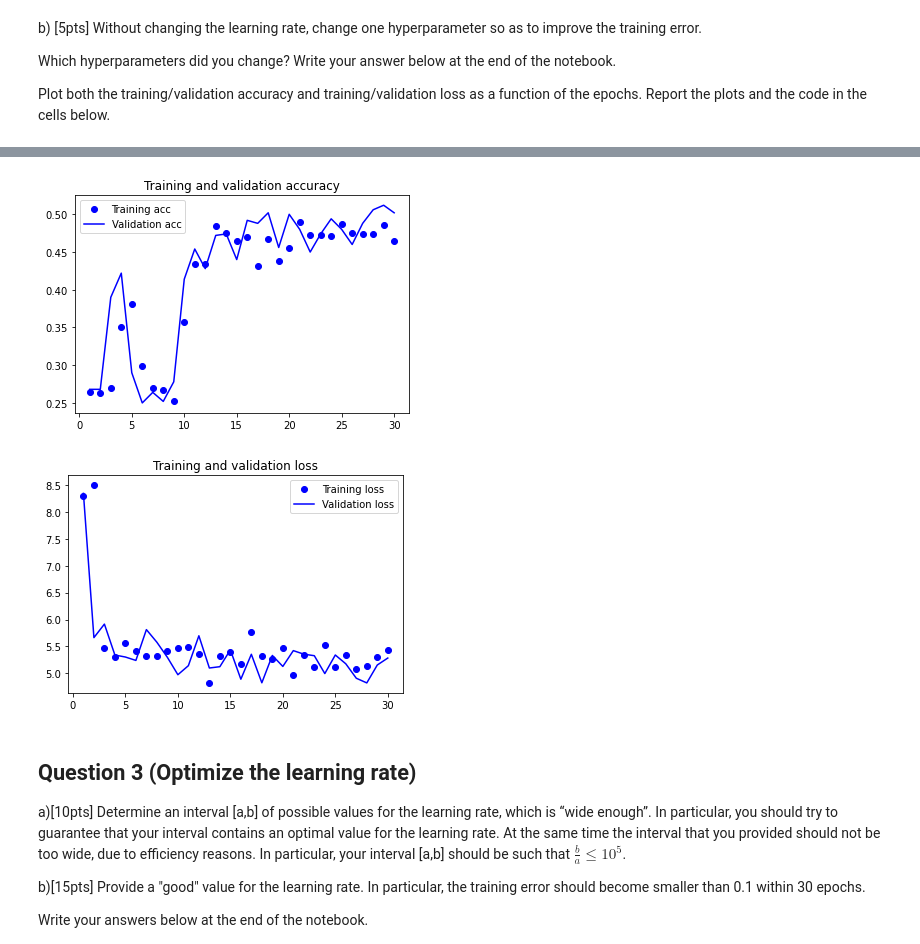
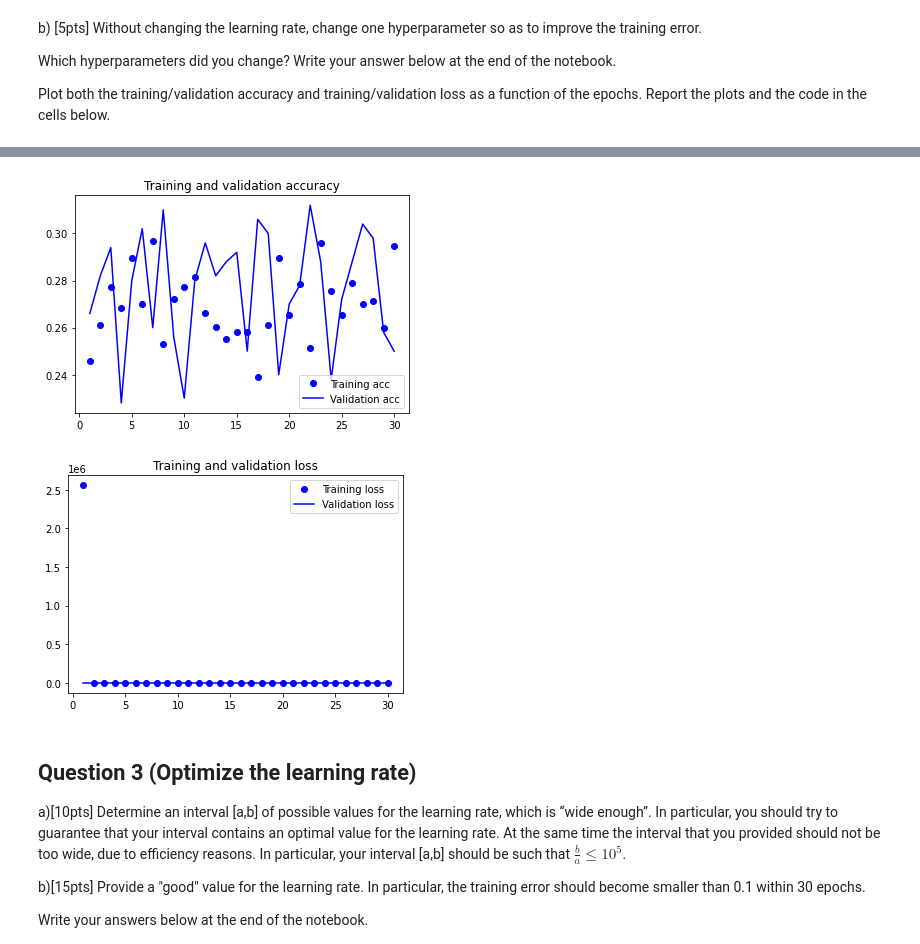
Before and after one commit to TheYankkk/DeepLearning_assignment, a Jupyter notebook: skeletonAssignment1.ipynb, the cells around one changed output, grey strips where cells are left out. Cells and saved outputs as stored; diff of their text form; code cells hidden in the pictures.

```diff
--- a/skeletonAssignment1.ipynb
+++ b/skeletonAssignment1.ipynb
@@ -198,16 +196,18 @@ model.add(layers.Conv2D(128, (3, 3), activation='relu',padding='same'))
 model.add(layers.MaxPooling2D((2, 2)))
 model.add(layers.Flatten())
 model.add(layers.Dense(512, activation='relu'))
-model.add(layers.Dense(4, activation='relu'))
-model.compile(loss='categorical_crossentropy',optimizer=optimizers.RMSprop(learning_rate=0.1),
+model.add(layers.Dense(4, activation='softmax'))
+model.compile(loss='categorical_crossentropy',
+                  optimizer=optimizers.RMSprop(lr=0.1),
                   metrics=['acc'])
+
+
 history = model.fit_generator(
       train_generator,
       steps_per_epoch=50,
       epochs=30,
       validation_data=validation_generator,
       validation_steps=25)
-# fill this part
 
 import matplotlib.pyplot as plt
 acc = history.history['acc']
@@ -246,5 +246,5 @@ Epoch 30/30
-[figure, old version]
+[figure, new version]
-[figure, old version]
+[figure, new version]
 # %% [markdown]
 ## Question 3 (Optimize the learning rate)
 
```
Also changed, not shown: parts of 9 cells of this notebook.
